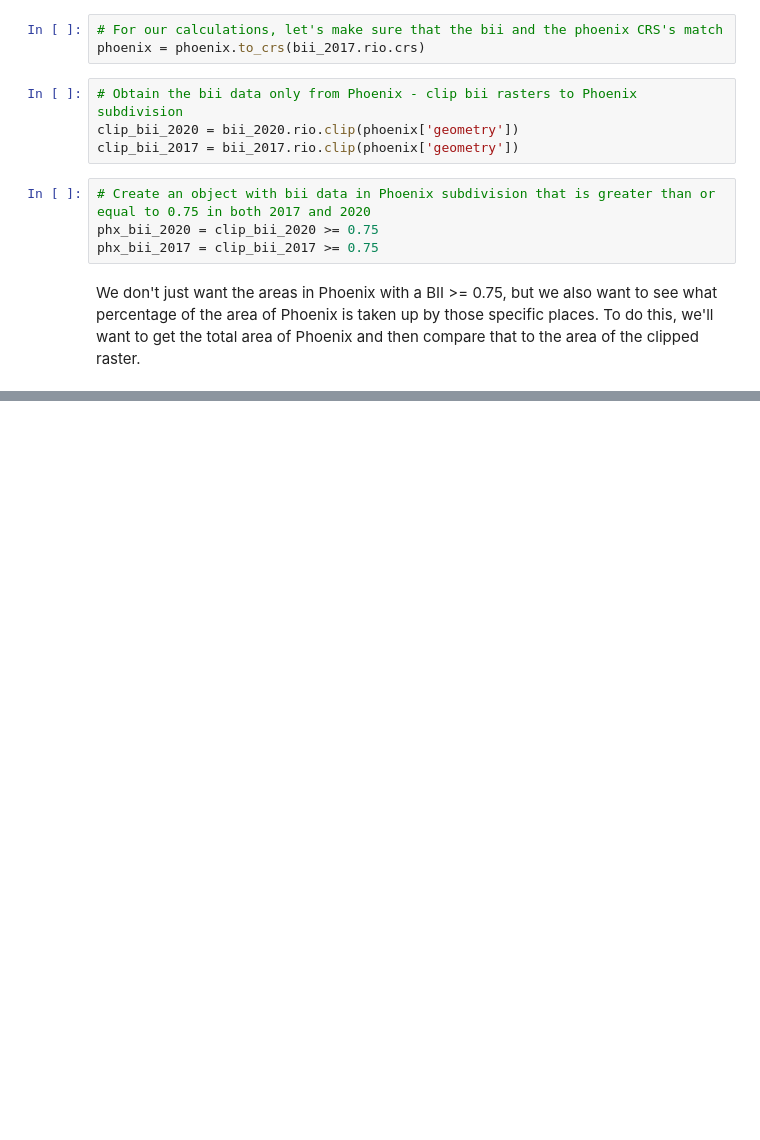
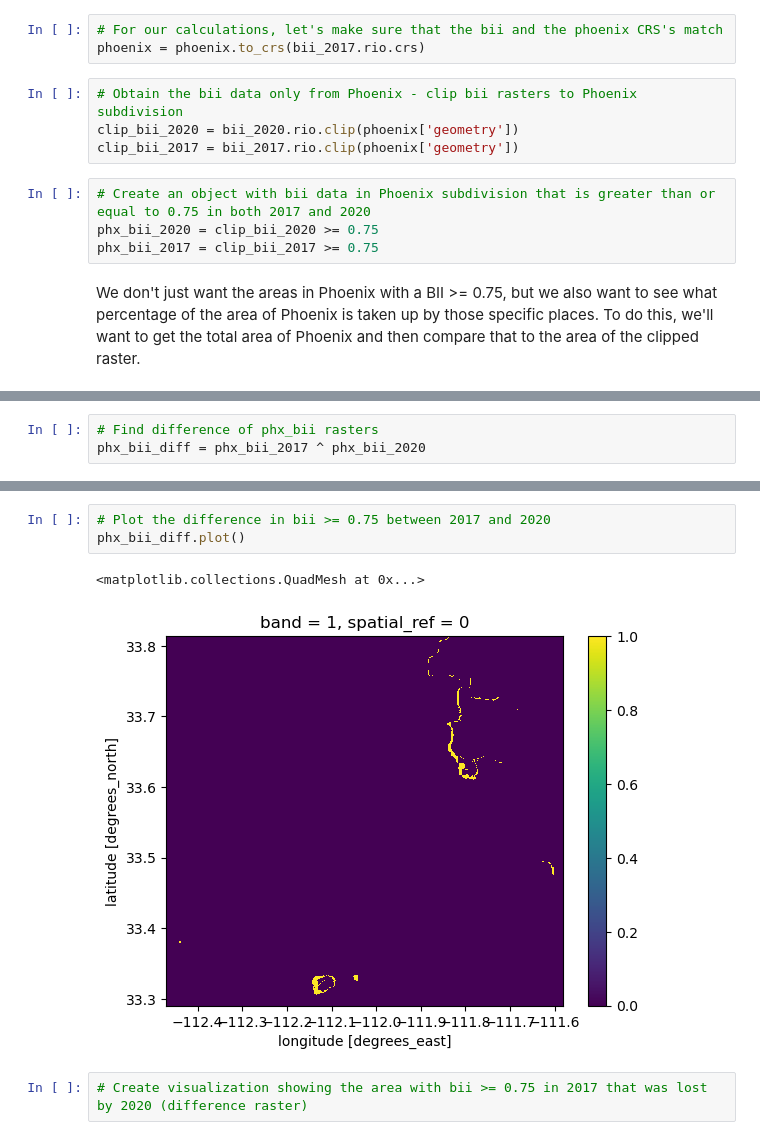
Before and after one commit to egp4aq/phoenix-biodiversity-analysis, a Jupyter notebook: bii_phx.ipynb, the cells around one changed output, grey strips where cells are left out. Drawn from its saved outputs; the diff is of its cells as text; blank space fills up the shorter version.

Commit message:
Fix difference calculation

```diff
--- a/bii_phx.ipynb
+++ b/bii_phx.ipynb
@@ -138,0 +149,3 @@ pct_bii_2020 = ()
+# %%
+# Find difference of phx_bii rasters
+phx_bii_diff = phx_bii_2017 ^ phx_bii_2020
@@ -138,0 +164,8 @@ pct_bii_2020 = ()
+# %%
+# Plot the difference in bii >= 0.75 between 2017 and 2020
+phx_bii_diff.plot()
+# %% [output]
+<matplotlib.collections.QuadMesh at 0x...>
+[figure, added]
+# %%
+# Create visualization showing the area with bii >= 0.75 in 2017 that was lost by 2020 (difference raster)
```
Also changed, not shown: parts of 7 cells of this notebook.
